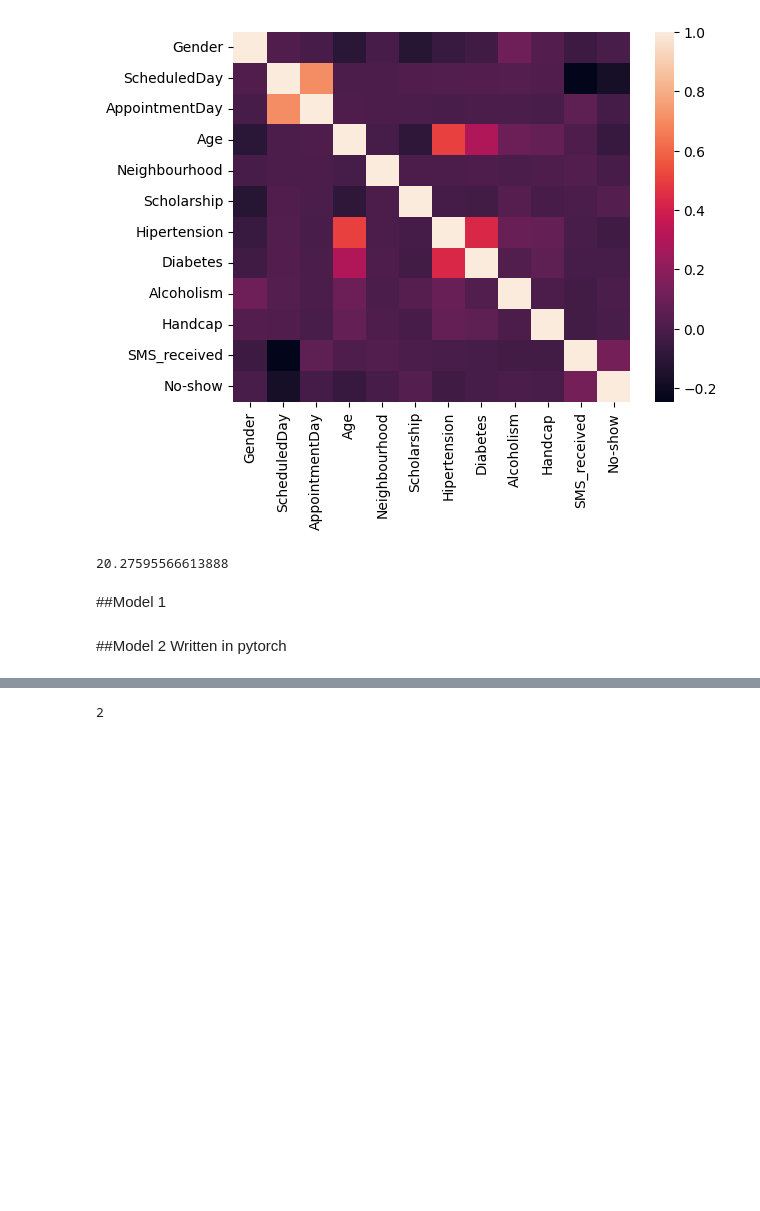
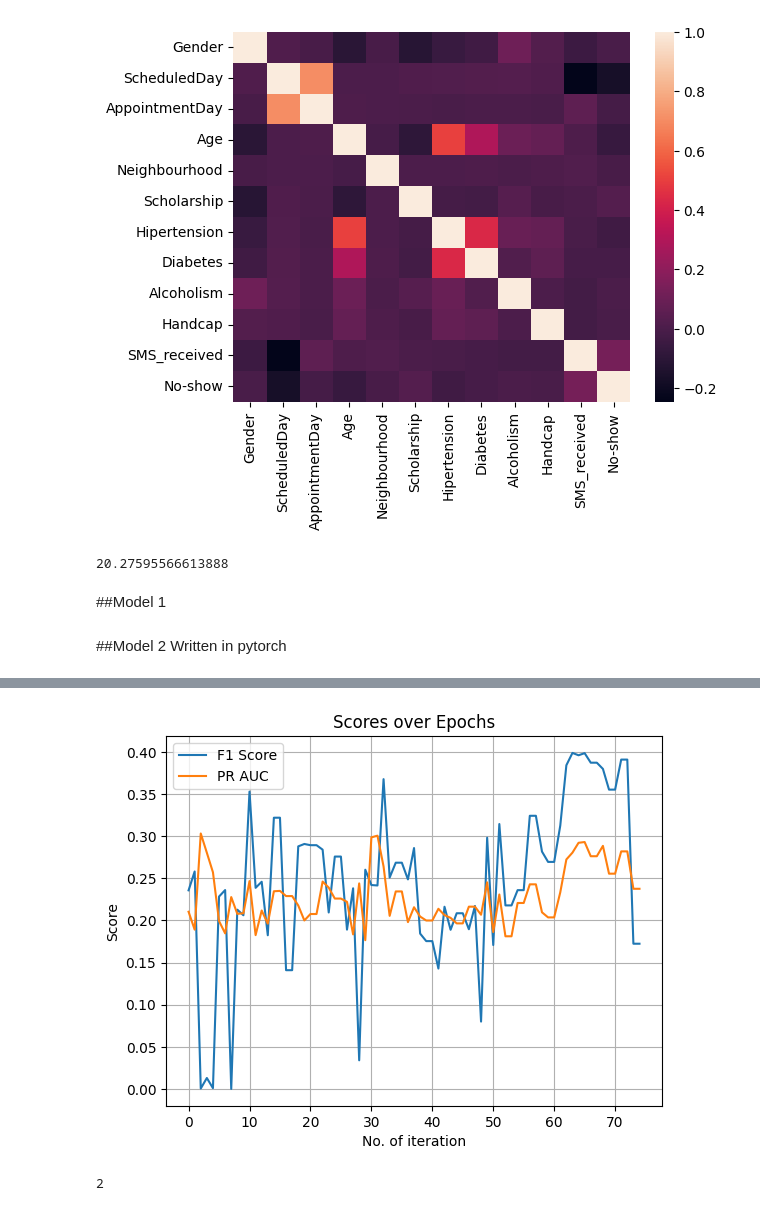
Before and after one commit to Wvidit/24035066-CSOC-IG, a Jupyter notebook: Vanilla-Neural-Network/model.ipynb, the cells around one changed output, grey strips where cells are left out. Saved outputs shown, nothing was run; the diff lists cells and outputs as text; code cells hidden in the pictures; blank space fills up the shorter version.

```diff
--- a/Vanilla-Neural-Network/model.ipynb
+++ b/Vanilla-Neural-Network/model.ipynb
@@ -311,5 +327,16 @@ PR AUC: 0.2104
 # %%
 torch.save(model.state_dict(), 'model_weights' + str(n) + '.pth')
+# %%
+plt.plot(F1_history, label="F1 Score")
+plt.plot(PR_AUC_history, label="PR AUC")
+plt.xlabel("No. of iteration")
+plt.ylabel("Score")
+plt.title("Scores over Epochs")
+plt.legend()
+plt.grid()
+plt.show()
+# %% [output]
+[figure, added]
 # %%
 from sklearn.metrics import (
     accuracy_score, f1_score, precision_recall_curve,
```
Also changed, not shown: parts of 4 cells of this notebook.
